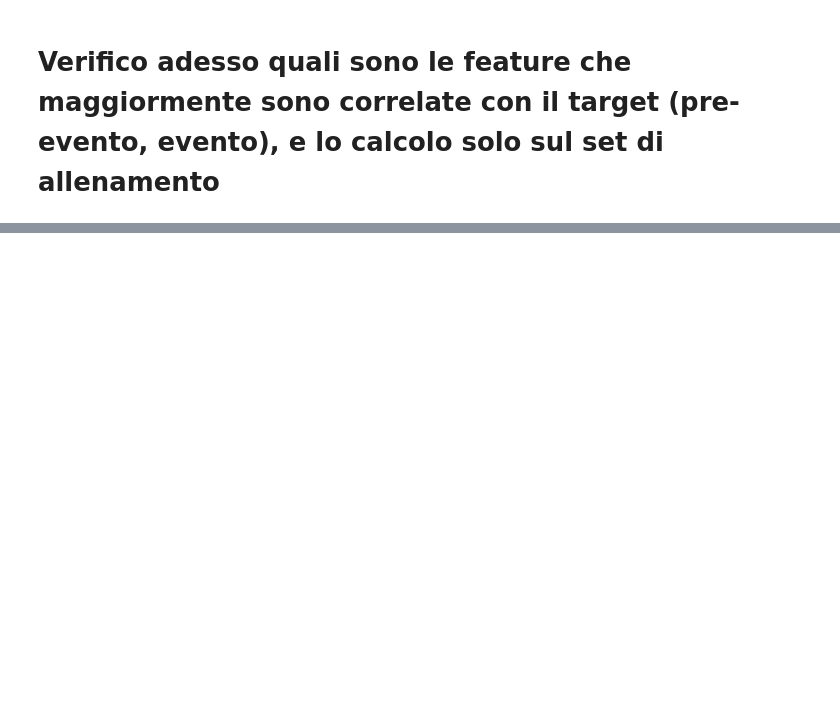
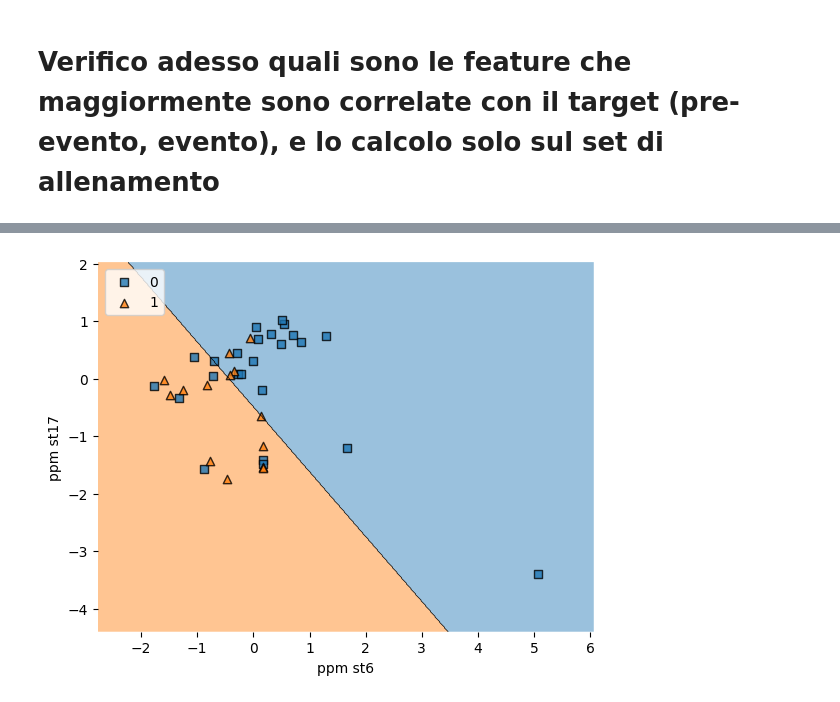
Before and after one commit to francescopandolfo/TESI_LM32, a Jupyter notebook: variazione_relativa.ipynb, the cells around one changed output, grey strips where cells are left out. Drawn from its saved outputs; the diff is of its cells as text; code cells hidden in the pictures; blank space fills up the shorter version.

```diff
--- a/variazione_relativa.ipynb
+++ b/variazione_relativa.ipynb
@@ -202,3 +170,95 @@ from mlxtend.plotting import plot_decision_regions
 from sklearn.linear_model import LogisticRegression
 from sklearn.metrics import f1_score, accuracy_score, confusion_matrix
 import matplotlib.pyplot as plt
+# %%
+y = _dftarget
+split_at = 38
+plottare = True
+
+#max_f1_score = 0
+#max_f1_score_who = ""
+max_accuracy_score = 0
+max_accuracy_score_who = ""
+
+for i in range(20):
+  for j in range(20):
+    #for a in range(20):
+    #  for b in range(20):
+
+    #if i<j:
+    if i==6 and j==17:
+
+      X = df.values[:, [i,j]]
+      who = "area " + str(i) + " - " + str(j)
+
+      #print(X)
+
+      #X_train, X_test, y_train, y_test = train_test_split(X, y, test_size=0.3, random_state=0)
+
+      X_train = X[:split_at]
+      X_test = X[split_at:]
+
+      y_train = y[:split_at]
+      y_test = y[split_at:]
+
+      #print(y_test)
+
+      # standardizzazione
+      #from sklearn.preprocessing import StandardScaler
+      #sc = StandardScaler()
+      #sc.fit(X_train)
+      #X_std = sc.transform(X)
+      #X_train_std = sc.transform(X_train)
+      #X_test_std = sc.transform(X_test)
+
+      # addestramento
+      lr = LogisticRegression(C=100.0, random_state=0, class_weight='balanced') #parametro C è l'inverso della regolarizzazione; pertanto, se riduco il valore C, incremento la regolarizzazione; e viceversa
+      #lr = LogisticRegression(C=100.0, random_state=0) #parametro C è l'inverso della regolarizzazione; pertanto, se riduco il valore C, incremento la regolarizzazione; e viceversa
+      lr.fit(X_train, y_train)
+
+      y_pred = [None] * len(X_train)
+
+      for xx in range(0,len(X_train)):
+        z = np.array([X_train[xx]])
+        y_pred[xx] = lr.predict(z)
+
+      # metriche
+      #fi_s = f1_score(y_train, y_pred, average='micro') * 100 #micro, macro, weighted
+      acc_s = accuracy_score(y_train, y_pred) * 100
+
+      #if fi_s > max_f1_score:
+      #  max_f1_score = fi_s
+      #  max_f1_score_who = who + str(fi_s)
+
+      #if acc_s > max_accuracy_score:
+      #  max_accuracy_score = acc_s
+      #  max_accuracy_score_who = who + str(acc_s)
+      conf_mat = confusion_matrix(y_train, y_pred)
+
+      y_pred_test = [None] * len(X_test)
+
+      for xx in range(0,len(X_test)):
+        z = np.array([X_test[xx]])
+        y_pred_test[xx] = lr.predict(z)
+
+
+      # metriche
+      #fi_s = f1_score(y_test, y_pred, average='micro') * 100 #micro, macro, weighted
+      acc_s_test = accuracy_score(y_test, y_pred_test) * 100
+
+      print( who + ";" + "{:.1f}".format(acc_s) + ";" + "{:.1f}".format(acc_s_test) +";" + "{:.1f}".format(acc_s+acc_s_test) )
+      #print( conf_mat )
+
+
+      # visualizzazione grafica della classificazione
+      if plottare:
+        plot_decision_regions(X_train, y_train, clf=lr, legend=2)
+        plt.xlabel('ppm st'+ str(i) )
+        plt.ylabel('ppm st'+ str(j) )
+        plt.legend(loc='upper left')
+        plt.show()
+
+#print( max_f1_score_who )
+#print( max_accuracy_score_who )
+print( conf_mat )
+# %% [output]
@@ -204,0 +266 @@ import matplotlib.pyplot as plt
+[figure, added]
```
Also changed, not shown: parts of 5 cells of this notebook.
